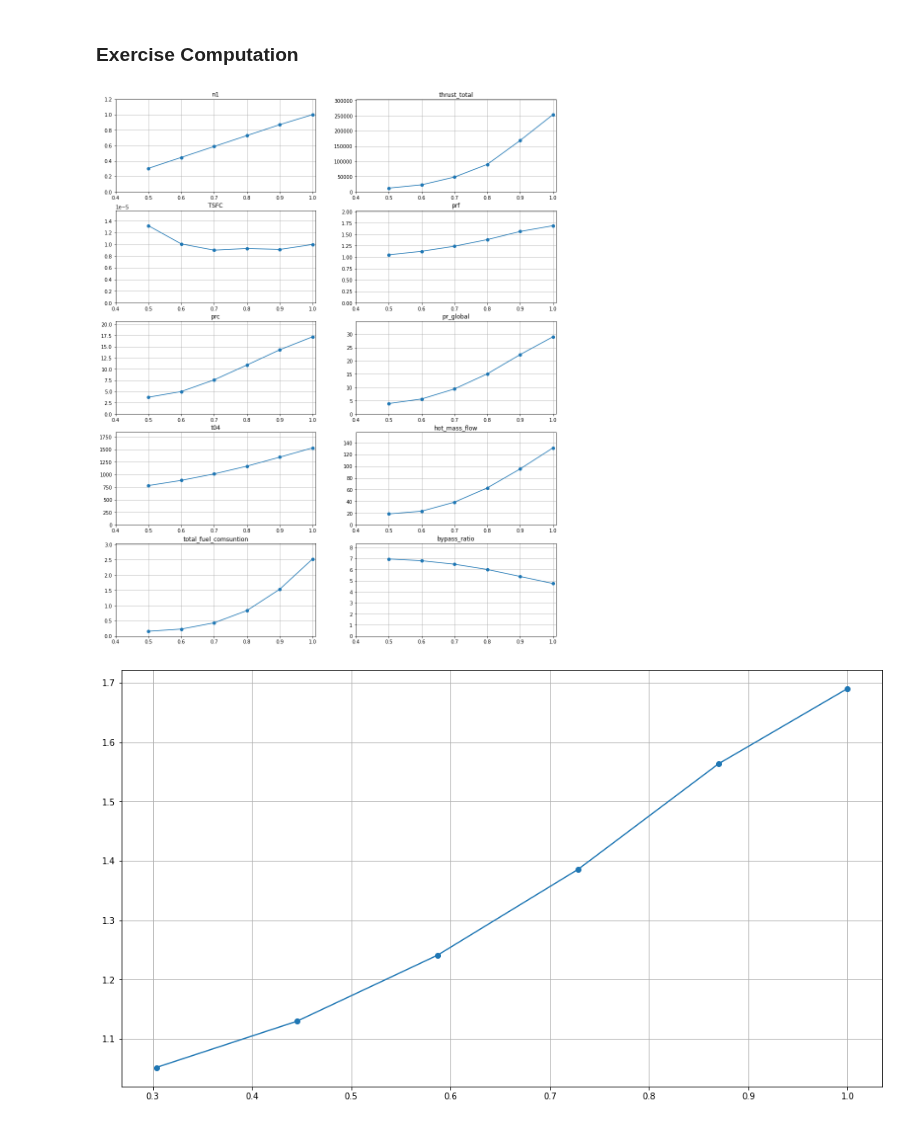
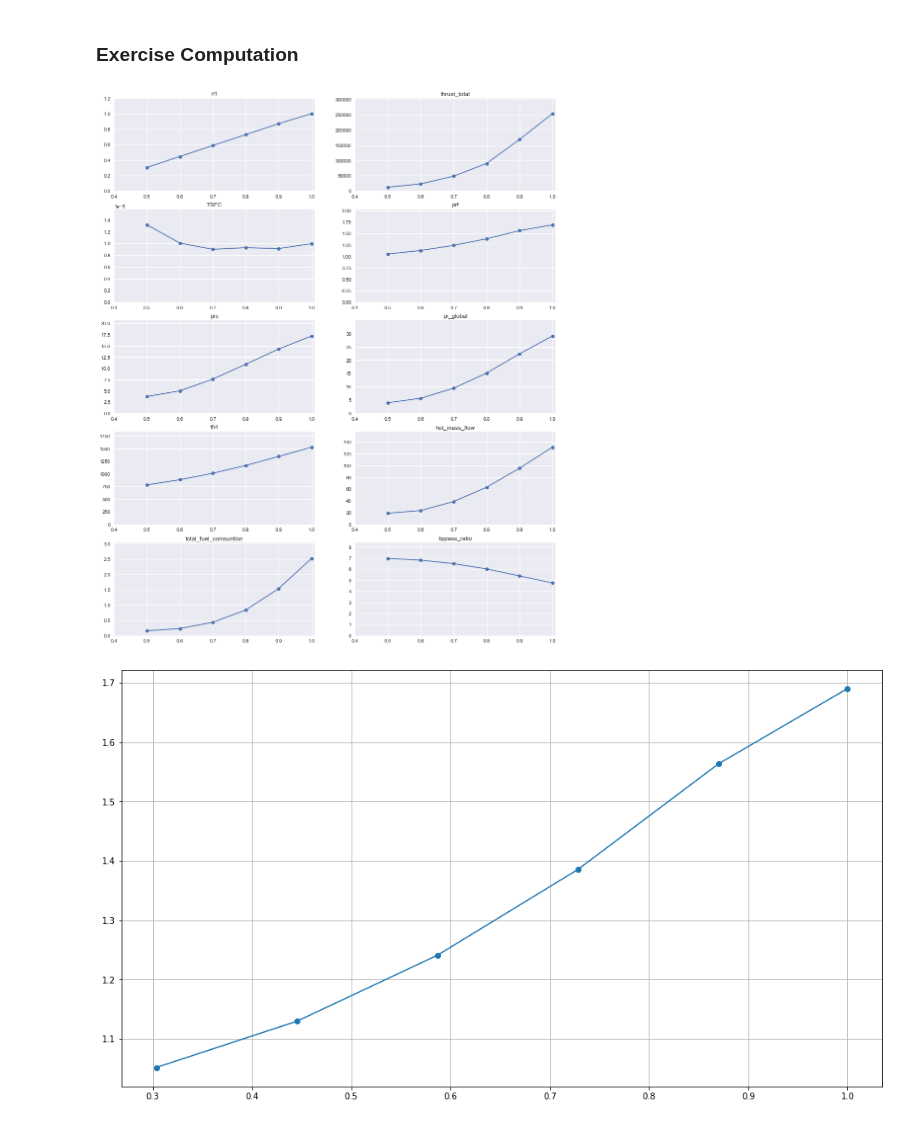
Before and after one commit to jonasdegrave/gas-turbine, a Jupyter notebook: notebook_course_examples.ipynb, the cells around one changed output. Cells and saved outputs as stored; diff of their text form; code cells hidden in the pictures.

```diff
--- a/notebook_course_examples.ipynb
+++ b/notebook_course_examples.ipynb
@@ -5,8 +5,10 @@ Solving the course examples of AC701.
 import model_reference as mf
 import numpy as np
 import pandas as pd
+import matplotlib.pyplot as plt
 import warnings
 
+plt.style.use('seaborn')
 warnings.filterwarnings('ignore')
 # %% [markdown]
 ## Example 2.1: TurboJet
@@ -242,7 +244,7 @@ values_ex2_3 = {
     't04':1550,
     'mach':0,
     'mass_flow':756,
-    'pressure_loss':0.05
+    'pressure_loss':0.05,
     }
 
 turbofan23 = mf.TurboFan(values_ex2_3)
@@ -274,18 +274,17 @@ import matplotlib.pyplot as plt
 # %%
 cols = 2
 rows=5
 fig, ax = plt.subplots(nrows=rows, ncols=cols, figsize=(16,20))
 aux=0
 for i in range(0,rows):
     for j in range(0,cols):
         plt.sca(ax[i,j])
         plt.plot(results.iloc[aux], marker='o')
         plt.axis([0.4,1.01,0,max(results.iloc[aux])*1.2])
-        plt.grid()
         plt.title(results.index[aux])
         aux += 1
 # %% [output]
-[figure, old version]
+[figure, new version]
 # %%
 plt.figure(figsize=(16,9))
 plt.plot(results.loc['n1'],results.loc['prf'], marker='o')
```
Also changed, not shown: parts of 1 cell of this notebook, 3 other files.
